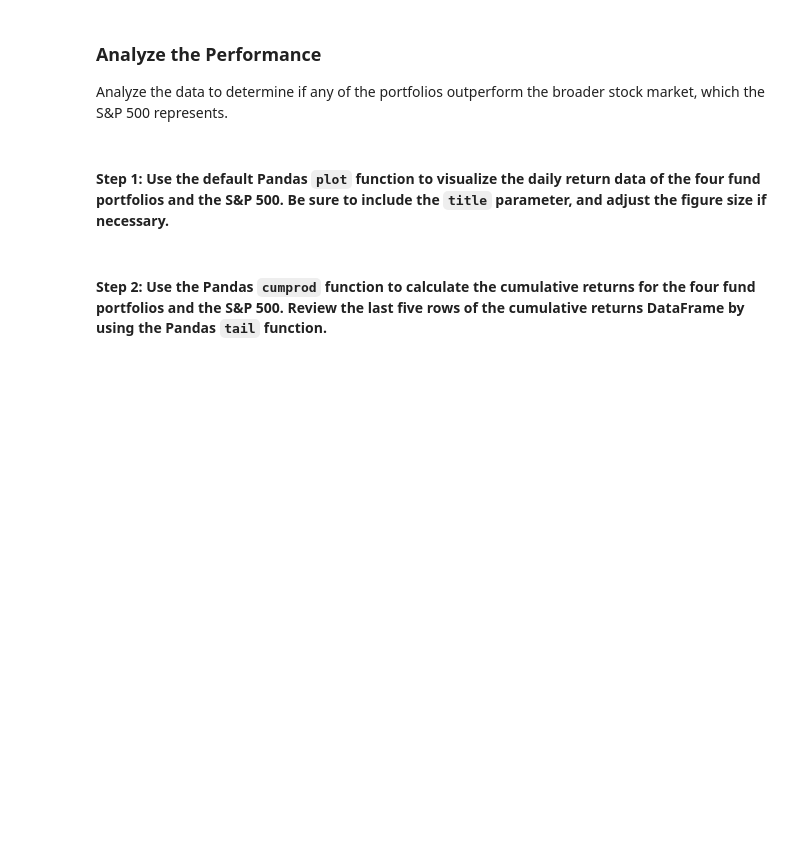
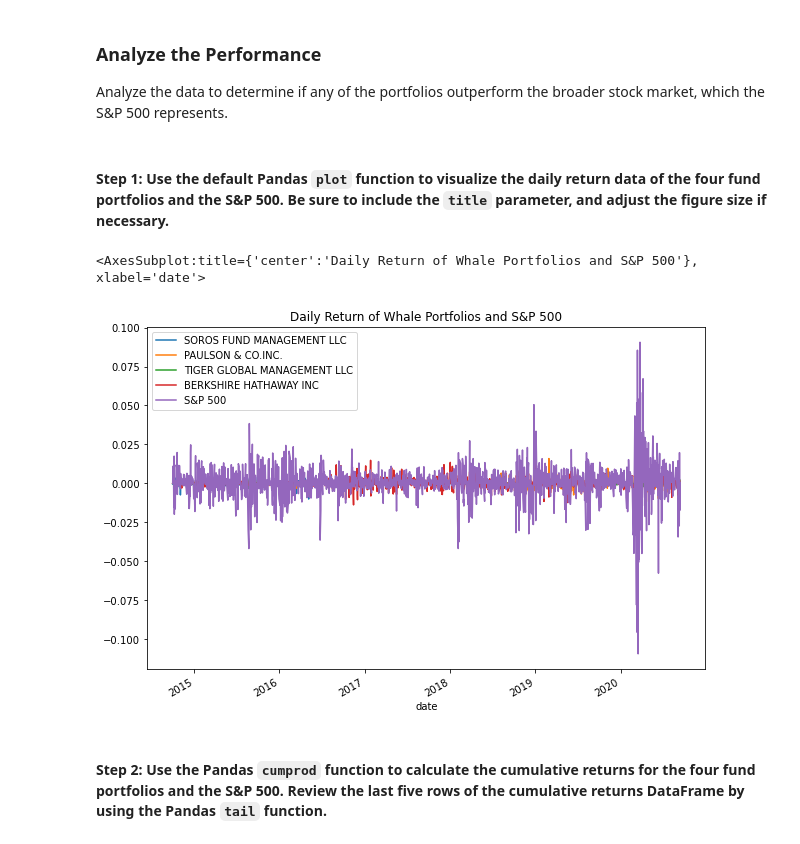
Before and after one commit to ALovettII/4-challenge, a Jupyter notebook: risk_return_analysis.ipynb, the cells around one changed output. Drawn from its saved outputs; the diff is of its cells as text; code cells hidden in the pictures; blank space fills up the shorter version.

Commit message:
Complete: Analyze Performance (Quantitative Analysis)
Plotted daily return analysis; analyzed & plotted cummulative returns for the four portfolios.

```diff
--- a/risk_return_analysis.ipynb
+++ b/risk_return_analysis.ipynb
@@ -164,7 +172,10 @@ Analyze the data to determine if any of the portfolios outperform the broader st
 # %%
 # Plot the daily return data of the 4 funds and the S&P 500
 # Inclue a title parameter and adjust the figure size
-# YOUR CODE HERE
+daily_returns.plot(figsize=(10,7), title="Daily Return of Whale Portfolios and S&P 500")
+# %% [output]
+<AxesSubplot:title={'center':'Daily Return of Whale Portfolios and S&P 500'}, xlabel='date'>
+[figure, added]
 # %% [markdown]
 #### Step 2: Use the Pandas `cumprod` function to calculate the cumulative returns for the four fund portfolios and the S&P 500. Review the last five rows of the cumulative returns DataFrame by using the Pandas `tail` function.
 # %%
```
Also changed, not shown: parts of 6 cells of this notebook.
